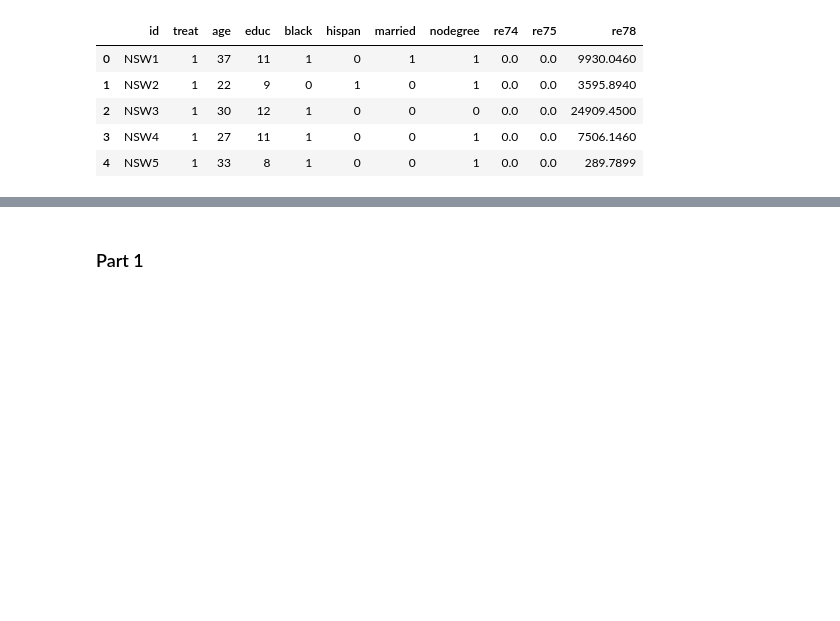
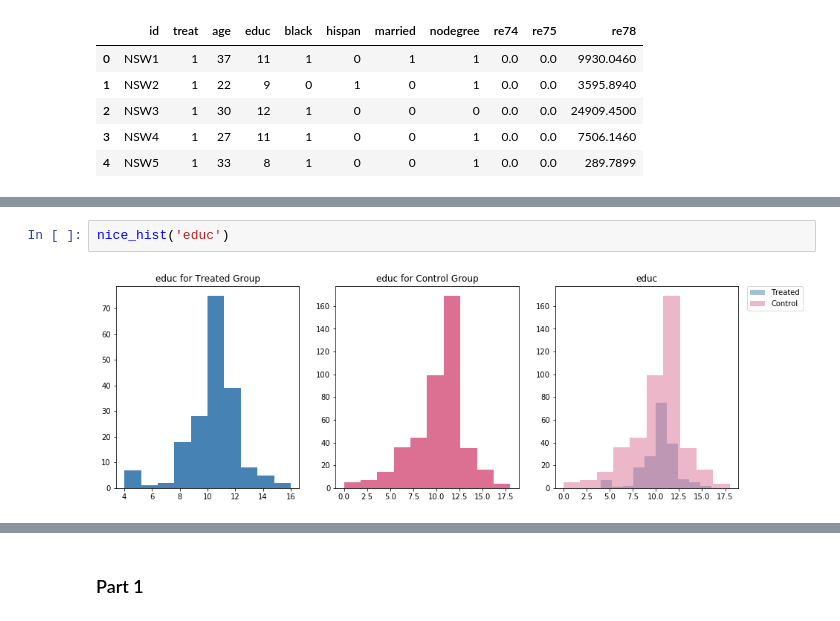
Before and after one commit to Amaumaury/ada-2017, a Jupyter notebook: 04 - Applied ML/Homework 4.ipynb, the cells around one changed output, grey strips where cells are left out. Cells and saved outputs as stored; diff of their text form; blank space fills up the shorter version.

```diff
--- a/04 - Applied ML/Homework 4.ipynb
+++ b/04 - Applied ML/Homework 4.ipynb
@@ -349,0 +195,4 @@ ___
+# %%
+nice_hist('educ')
+# %% [output]
+[figure, added]
```
Also changed, not shown: parts of 89 cells of this notebook.
